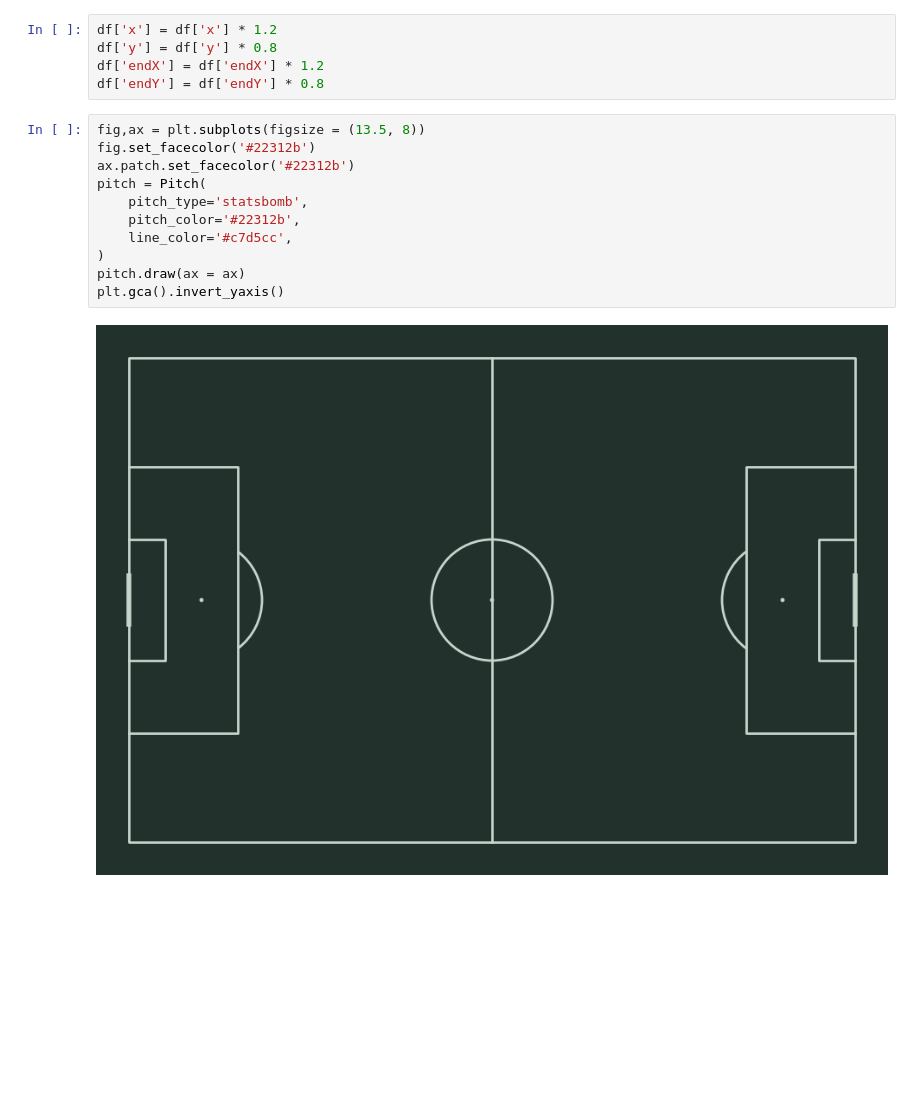
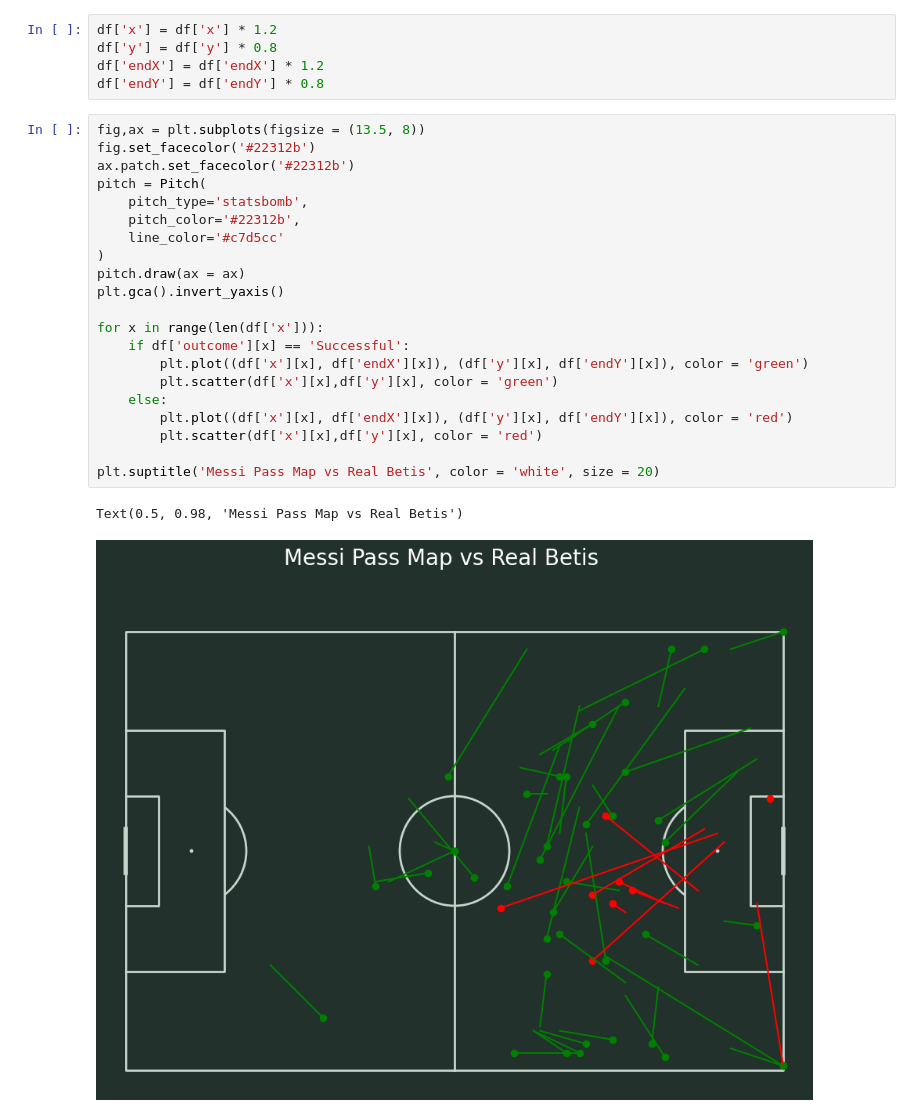
Before and after one commit to giahienpham/football-pass-map, a Jupyter notebook: pass.ipynb, the cells around one changed output. Drawn from its saved outputs; the diff is of its cells as text; blank space fills up the shorter version.

Commit message:
complete the charts of messi's passes

```diff
--- a/pass.ipynb
+++ b/pass.ipynb
@@ -29,16 +29,27 @@ df['x'] = df['x'] * 1.2
 df['y'] = df['y'] * 0.8
 df['endX'] = df['endX'] * 1.2
 df['endY'] = df['endY'] * 0.8
-# %%
-fig,ax = plt.subplots(figsize = (13.5, 8))
-fig.set_facecolor('#22312b')
-ax.patch.set_facecolor('#22312b')
-pitch = Pitch(
-    pitch_type='statsbomb',
-    pitch_color='#22312b',
-    line_color='#c7d5cc',
-)
-pitch.draw(ax = ax)
-plt.gca().invert_yaxis()
-# %% [output]
-[figure, removed]
+# %%
+fig,ax = plt.subplots(figsize = (13.5, 8))
+fig.set_facecolor('#22312b')
+ax.patch.set_facecolor('#22312b')
+pitch = Pitch(
+    pitch_type='statsbomb',
+    pitch_color='#22312b',
+    line_color='#c7d5cc'
+)
+pitch.draw(ax = ax)
+plt.gca().invert_yaxis()
+
+for x in range(len(df['x'])):
+    if df['outcome'][x] == 'Successful':
+        plt.plot((df['x'][x], df['endX'][x]), (df['y'][x], df['endY'][x]), color = 'green')
+        plt.scatter(df['x'][x],df['y'][x], color = 'green')
+    else:
+        plt.plot((df['x'][x], df['endX'][x]), (df['y'][x], df['endY'][x]), color = 'red')
+        plt.scatter(df['x'][x],df['y'][x], color = 'red')
+
+plt.suptitle('Messi Pass Map vs Real Betis', color = 'white', size = 20)
+# %% [output]
+Text(0.5, 0.98, 'Messi Pass Map vs Real Betis')
+[figure, added]
```
